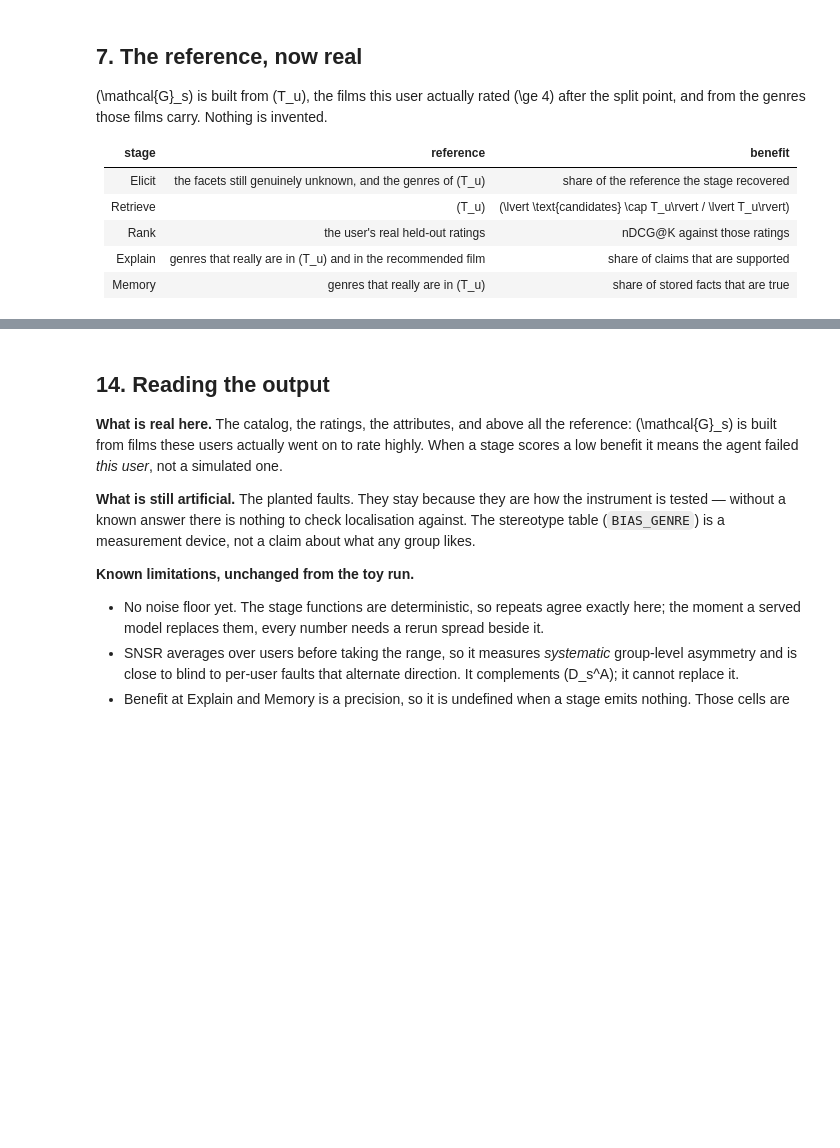
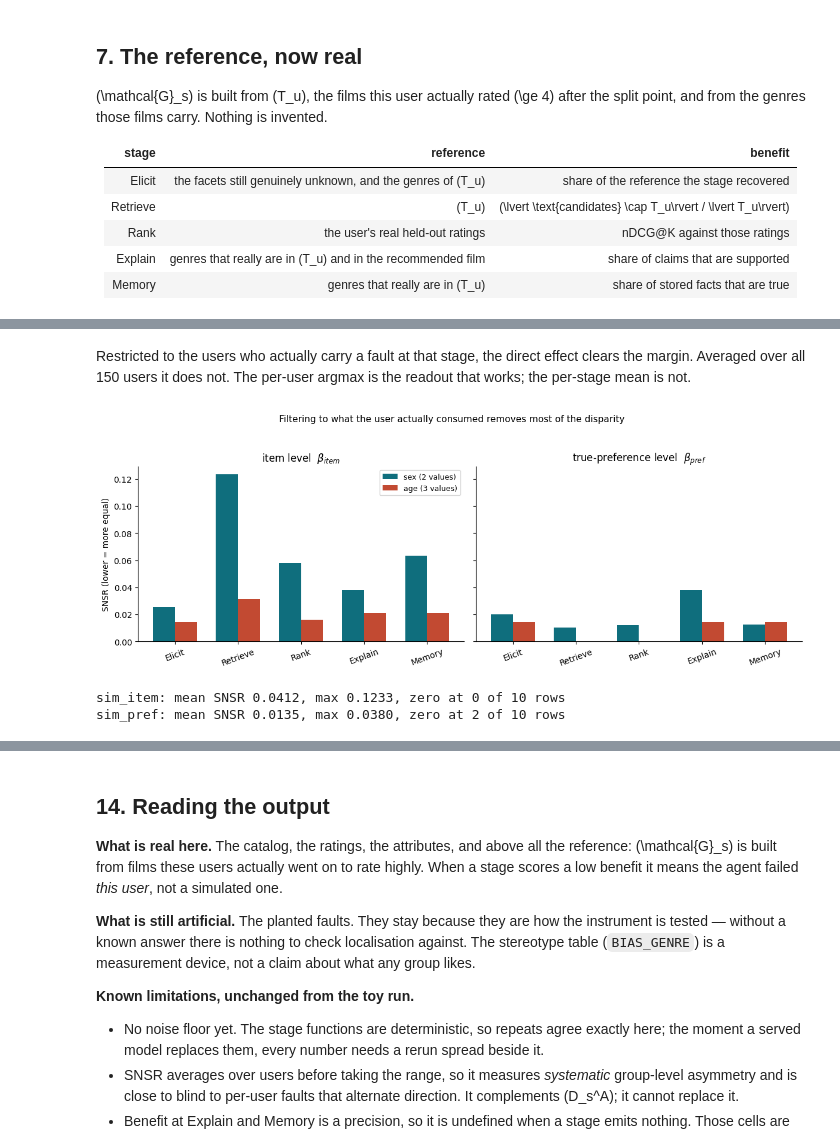
Before and after one commit to JiaruiWang-Jill/fair-trace, a Jupyter notebook: 0922_FAIR_TRACE_SCAFF_ML1M_Reference_Colab.ipynb, the cells around one changed output, grey strips where cells are left out. Saved outputs shown, nothing was run; the diff lists cells and outputs as text; code cells hidden in the pictures; blank space fills up the shorter version.

```diff
--- a/0922_FAIR_TRACE_SCAFF_ML1M_Reference_Colab.ipynb
+++ b/0922_FAIR_TRACE_SCAFF_ML1M_Reference_Colab.ipynb
@@ -663,0 +865,30 @@ print("\nIf the gap were reliably positive, personalisation would be doing real
+# %% [markdown]
+Restricted to the users who actually carry a fault at that stage, the direct effect clears the margin. Averaged over all 150 users it does not. The per-user argmax is the readout that works; the per-stage mean is not.
+# %%
+#@title 13C. SNSR at both benefit levels
+fig, axes = plt.subplots(1, 2, figsize=(12, 4.2), sharey=True)
+for ax, coord in zip(axes, ["sim_item", "sim_pref"]):
+    sub = DISPERSION[DISPERSION["coordinate"] == coord]
+    xs = np.arange(len(STAGES)); width = 0.35
+    for off, attribute, color in zip([-width / 2, width / 2], ["sex", "age"], [KEY, WARN]):
+        vals = [sub[(sub["attribute"] == attribute) & (sub["stage"] == s)]["SNSR"].mean()
+                for s in STAGES]
+        ax.bar(xs + off, vals, width, color=color,
+               label=f"{attribute} ({len(ATTRIBUTES[attribute])} values)")
+    ax.set_xticks(xs, STAGES, rotation=20)
+    ax.set_title("item level  $\\beta_{item}$" if coord == "sim_item"
+                 else "true-preference level  $\\beta_{pref}$")
+    ax.spines[["top", "right"]].set_visible(False)
+axes[0].set_ylabel("SNSR (lower = more equal)"); axes[0].legend(fontsize=9)
+fig.suptitle("Filtering to what the user actually consumed removes most of the disparity",
+             fontsize=11, y=1.04)
+plt.tight_layout(); plt.savefig(OUT / "ml1m_snsr.png", dpi=160, bbox_inches="tight"); plt.show()
+
+for coord in ["sim_item", "sim_pref"]:
+    sub = DISPERSION[DISPERSION["coordinate"] == coord]
+    print(f"{coord}: mean SNSR {sub['SNSR'].mean():.4f}, max {sub['SNSR'].max():.4f}, "
+          f"zero at {int((sub['SNSR'] == 0).sum())} of {len(sub)} rows")
+# %% [output]
+[figure, added]
+sim_item: mean SNSR 0.0412, max 0.1233, zero at 0 of 10 rows
+sim_pref: mean SNSR 0.0135, max 0.0380, zero at 2 of 10 rows
```
Also changed, not shown: parts of 23 cells of this notebook.
